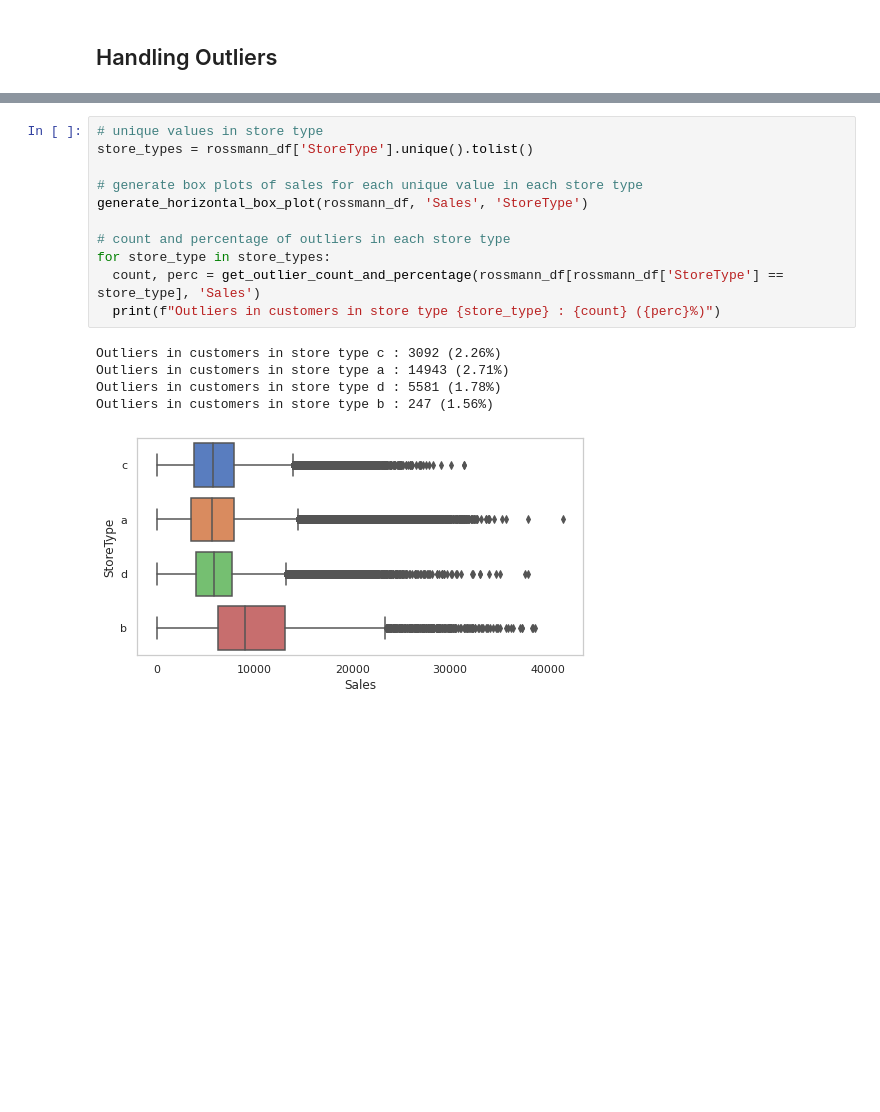
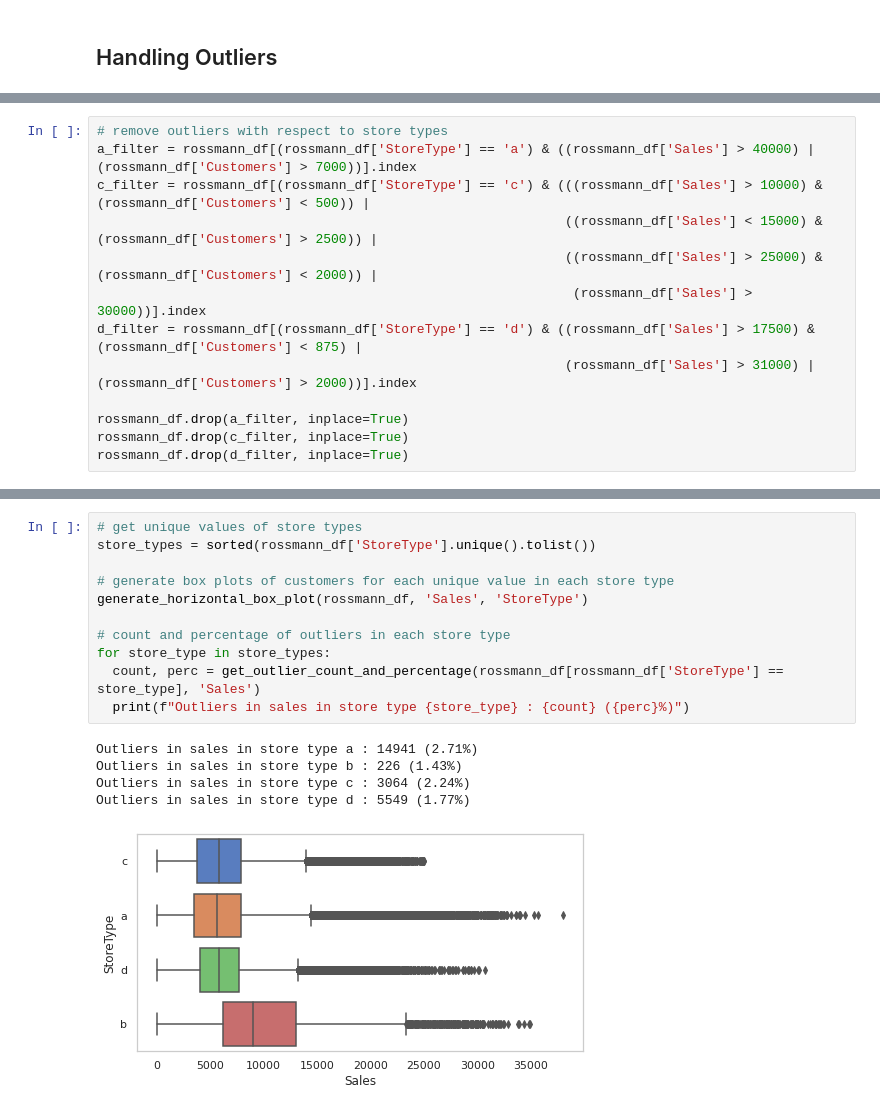
Before and after one commit to connect-midhunr/rossmann-sales-prediction, a Jupyter notebook: Rossmann_Sales_Prediction_Capstone_Project.ipynb, the cells around one changed output, grey strips where cells are left out. Drawn from its saved outputs; the diff is of its cells as text; blank space fills up the shorter version.

```diff
--- a/Rossmann_Sales_Prediction_Capstone_Project.ipynb
+++ b/Rossmann_Sales_Prediction_Capstone_Project.ipynb
@@ -860,0 +924,13 @@ Lets generate box plot for all numerical features to check outliers.
+# %%
+# remove outliers with respect to store types
+a_filter = rossmann_df[(rossmann_df['StoreType'] == 'a') & ((rossmann_df['Sales'] > 40000) | (rossmann_df['Customers'] > 7000))].index
+c_filter = rossmann_df[(rossmann_df['StoreType'] == 'c') & (((rossmann_df['Sales'] > 10000) & (rossmann_df['Customers'] < 500)) |
+                                                            ((rossmann_df['Sales'] < 15000) & (rossmann_df['Customers'] > 2500)) |
+                                                            ((rossmann_df['Sales'] > 25000) & (rossmann_df['Customers'] < 2000)) |
+                                                             (rossmann_df['Sales'] > 30000))].index
+d_filter = rossmann_df[(rossmann_df['StoreType'] == 'd') & ((rossmann_df['Sales'] > 17500) & (rossmann_df['Customers'] < 875) |
+                                                            (rossmann_df['Sales'] > 31000) | (rossmann_df['Customers'] > 2000))].index
+
+rossmann_df.drop(a_filter, inplace=True)
+rossmann_df.drop(c_filter, inplace=True)
+rossmann_df.drop(d_filter, inplace=True)
@@ -861,20 +942,20 @@ Lets generate box plot for all numerical features to check outliers.
 # %%
-# unique values in store type
-store_types = rossmann_df['StoreType'].unique().tolist()
+# get unique values of store types
+store_types = sorted(rossmann_df['StoreType'].unique().tolist())
 
-# generate box plots of sales for each unique value in each store type
+# generate box plots of customers for each unique value in each store type
 generate_horizontal_box_plot(rossmann_df, 'Sales', 'StoreType')
 
 # count and percentage of outliers in each store type
 for store_type in store_types:
   count, perc = get_outlier_count_and_percentage(rossmann_df[rossmann_df['StoreType'] == store_type], 'Sales')
-  print(f"Outliers in customers in store type {store_type} : {count} ({perc}%)")
+  print(f"Outliers in sales in store type {store_type} : {count} ({perc}%)")
 # %% [output]
-Outliers in customers in store type c : 3092 (2.26%)
-Outliers in customers in store type a : 14943 (2.71%)
-Outliers in customers in store type d : 5581 (1.78%)
-Outliers in customers in store type b : 247 (1.56%)
+Outliers in sales in store type a : 14941 (2.71%)
+Outliers in sales in store type b : 226 (1.43%)
+Outliers in sales in store type c : 3064 (2.24%)
+Outliers in sales in store type d : 5549 (1.77%)
-[figure, old version]
+[figure, new version]
 # %%
 # generate box plots of customers for each unique value in each store type
 generate_horizontal_box_plot(rossmann_df, 'Customers', 'StoreType')
```
Also changed, not shown: parts of 38 cells of this notebook.
